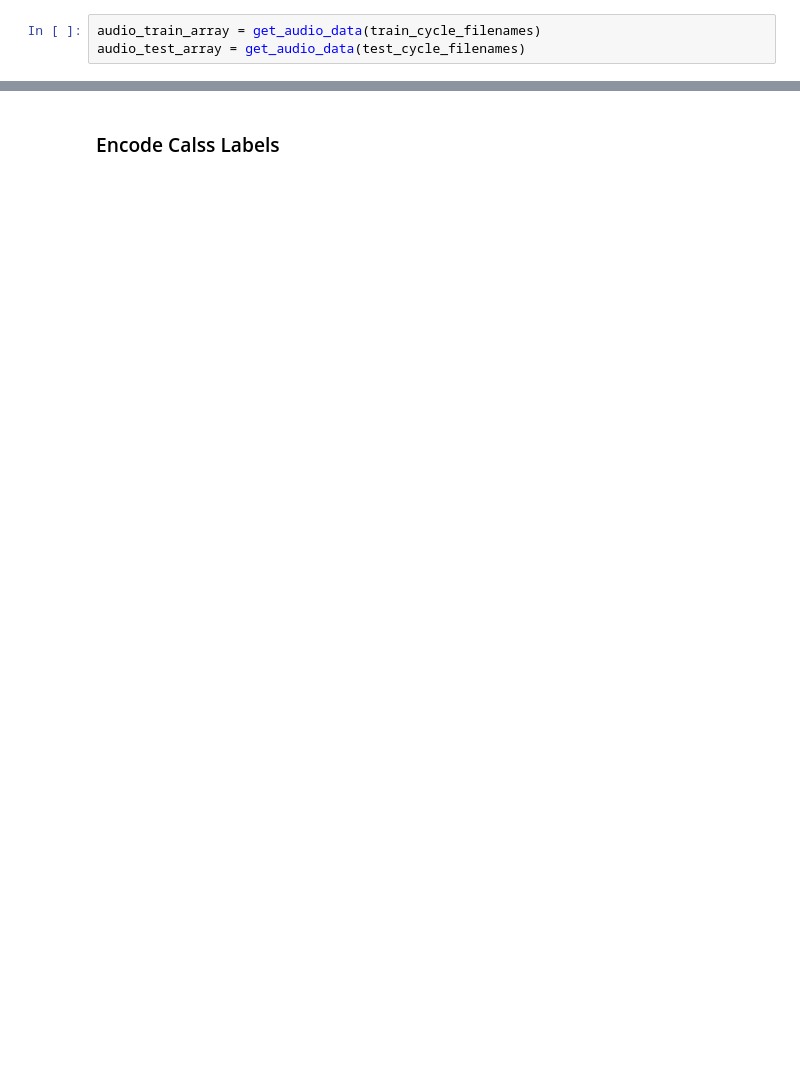
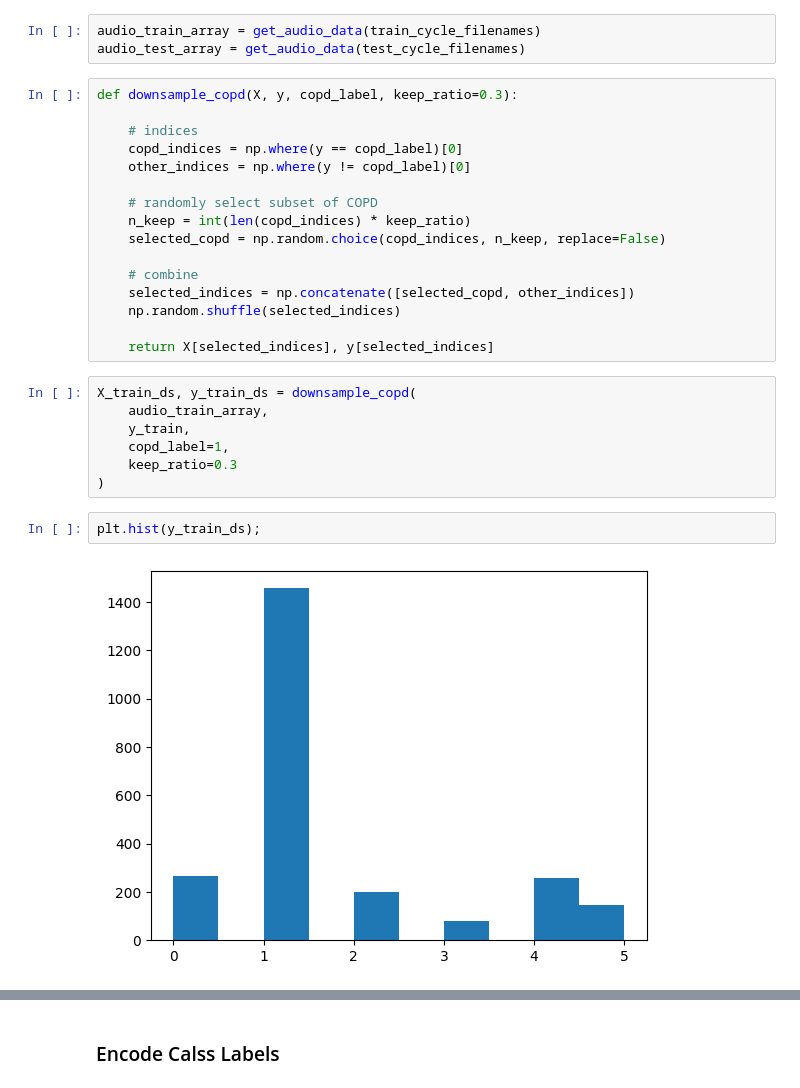
Before and after one commit to mi-mi-mia/smart-stethoscope, a Jupyter notebook: notebooks/mia_modeling.ipynb, the cells around one changed output, grey strips where cells are left out. Drawn from its saved outputs; the diff is of its cells as text; blank space fills up the shorter version.

```diff
--- a/notebooks/mia_modeling.ipynb
+++ b/notebooks/mia_modeling.ipynb
@@ -43,4 +51,31 @@ def get_audio_data(cycle_filenames):
 # %%
 audio_train_array = get_audio_data(train_cycle_filenames)
 audio_test_array = get_audio_data(test_cycle_filenames)
+# %%
+def downsample_copd(X, y, copd_label, keep_ratio=0.3):
+
+    # indices
+    copd_indices = np.where(y == copd_label)[0]
+    other_indices = np.where(y != copd_label)[0]
+
+    # randomly select subset of COPD
+    n_keep = int(len(copd_indices) * keep_ratio)
+    selected_copd = np.random.choice(copd_indices, n_keep, replace=False)
+
+    # combine
+    selected_indices = np.concatenate([selected_copd, other_indices])
+    np.random.shuffle(selected_indices)
+
+    return X[selected_indices], y[selected_indices]
+# %%
+X_train_ds, y_train_ds = downsample_copd(
+    audio_train_array,
+    y_train,
+    copd_label=1,
+    keep_ratio=0.3
+)
+# %%
+plt.hist(y_train_ds);
+# %% [output]
+[figure, added]
 # %%
```
Also changed, not shown: parts of 12 cells of this notebook, 2 other files.
